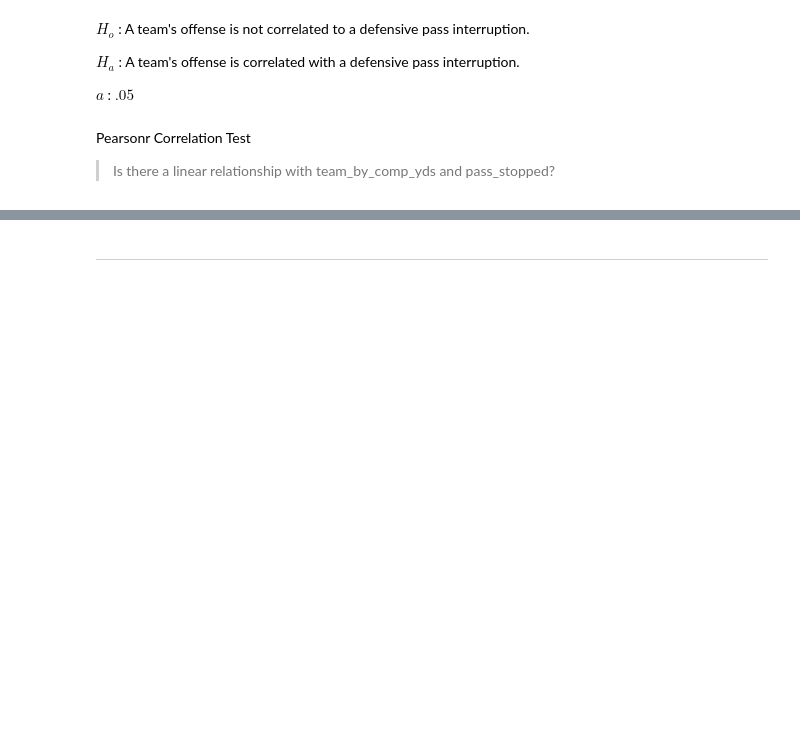
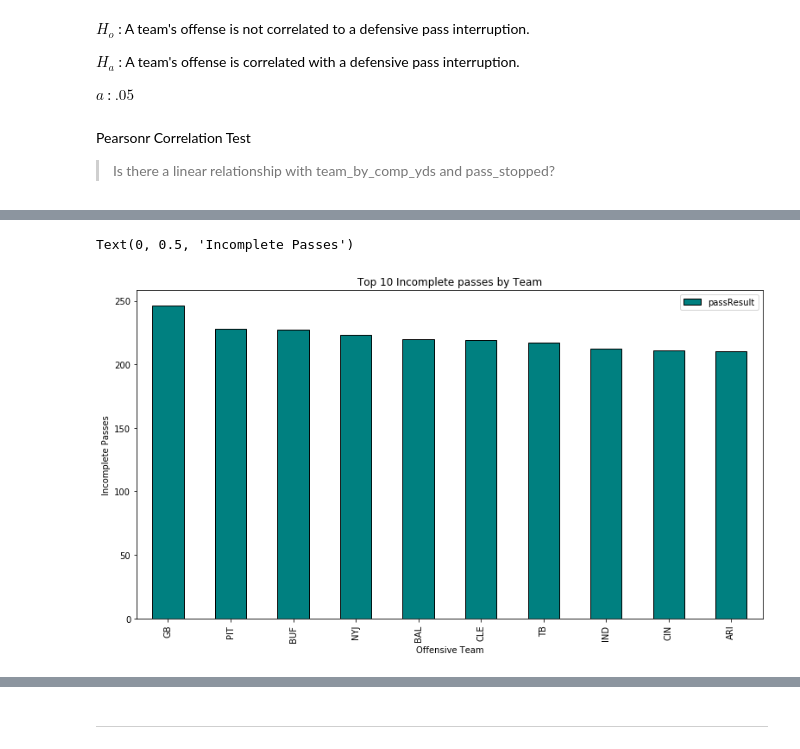
Before and after one commit to Fourth-and-Four/NFL-Big-Data-Bowl-2021, a Jupyter notebook: A_scratch.ipynb, the cells around one changed output, grey strips where cells are left out. Cells and saved outputs as stored; diff of their text form; code cells hidden in the pictures; blank space fills up the shorter version.

```diff
--- a/A_scratch.ipynb
+++ b/A_scratch.ipynb
@@ -128,0 +229,7 @@ Name: possessionTeam, dtype: object
+# %%
+mergerank = pd.merge(left=team_rank, right=plays_rank,left_on='possessionTeam', right_on='possessionTeam')
+# %%
+mergerank = mergerank.sort_values(by=['passResult'], ascending=False)
+# %%
+mergerank10 = mergerank.head(10)
+mergerank10
@@ -128,0 +250,9 @@ Name: possessionTeam, dtype: object
+# %%
+plt.rcParams['figure.figsize']=(13,7)
+mergerank10.plot(x="possessionTeam", y="passResult", kind="bar", color='teal',edgecolor='black')
+plt.title('Top 10 Incomplete passes by Team')
+plt.xlabel('Offensive Team')
+plt.ylabel('Incomplete Passes')
+# %% [output]
+Text(0, 0.5, 'Incomplete Passes')
+[figure, added]
```
Also changed, not shown: parts of 41 cells of this notebook.
